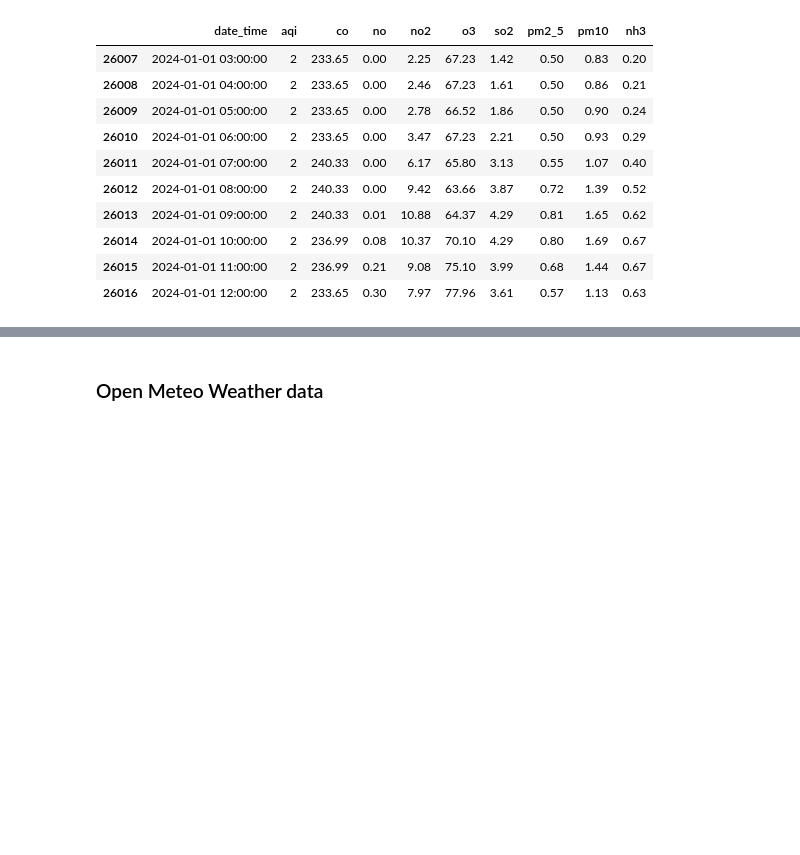
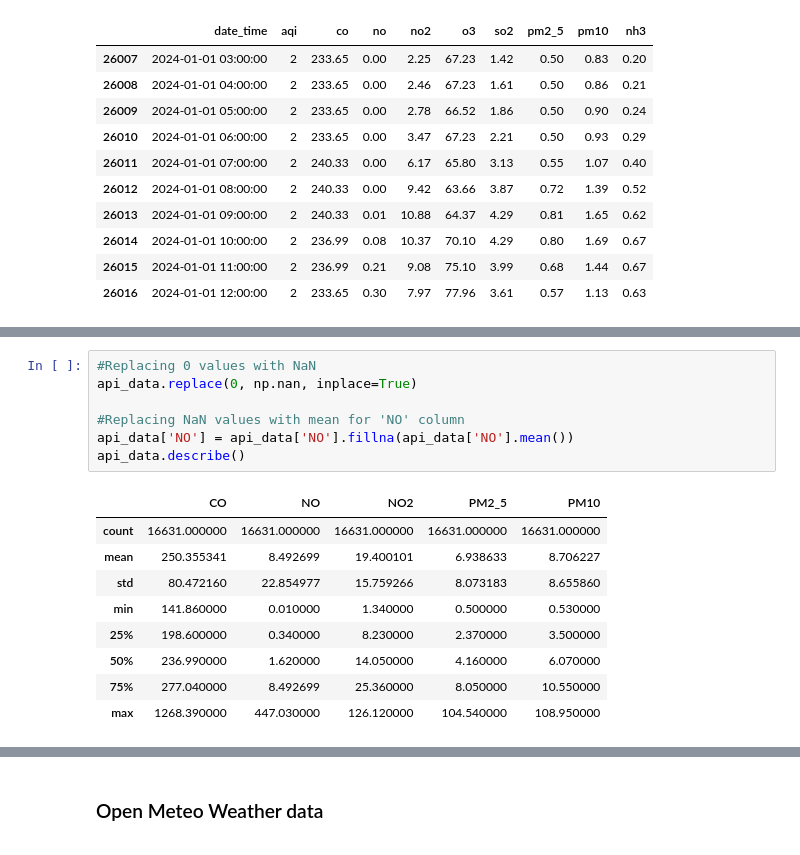
Before and after one commit to Frannerz/air_pollution_analysis, a Jupyter notebook: air_pollution_hammersmith.ipynb, the cells around one changed output, grey strips where cells are left out. Saved outputs shown, nothing was run; the diff lists cells and outputs as text; blank space fills up the shorter version.

```diff
--- a/air_pollution_hammersmith.ipynb
+++ b/air_pollution_hammersmith.ipynb
@@ -182,0 +268,17 @@ air_quality_hammersmith.tail(10)
+# %%
+#Replacing 0 values with NaN
+api_data.replace(0, np.nan, inplace=True)
+
+#Replacing NaN values with mean for 'NO' column
+api_data['NO'] = api_data['NO'].fillna(api_data['NO'].mean())
+api_data.describe()
+# %% [output]
+|  | CO | NO | NO2 | PM2_5 | PM10 |
+| count | 16631.000000 | 16631.000000 | 16631.000000 | 16631.000000 | 16631.000000 |
+| mean | 250.355341 | 8.492699 | 19.400101 | 6.938633 | 8.706227 |
+| std | 80.472160 | 22.854977 | 15.759266 | 8.073183 | 8.655860 |
+| min | 141.860000 | 0.010000 | 1.340000 | 0.500000 | 0.530000 |
+| 25% | 198.600000 | 0.340000 | 8.230000 | 2.370000 | 3.500000 |
+| 50% | 236.990000 | 1.620000 | 14.050000 | 4.160000 | 6.070000 |
+| 75% | 277.040000 | 8.492699 | 25.360000 | 8.050000 | 10.550000 |
+| max | 1268.390000 | 447.030000 | 126.120000 | 104.540000 | 108.950000 |
```
Also changed, not shown: parts of 25 cells of this notebook, 2 other files.
